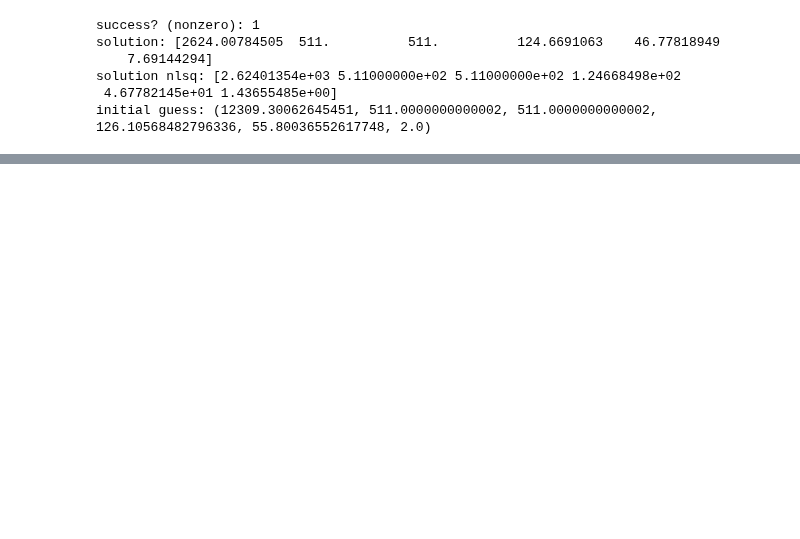
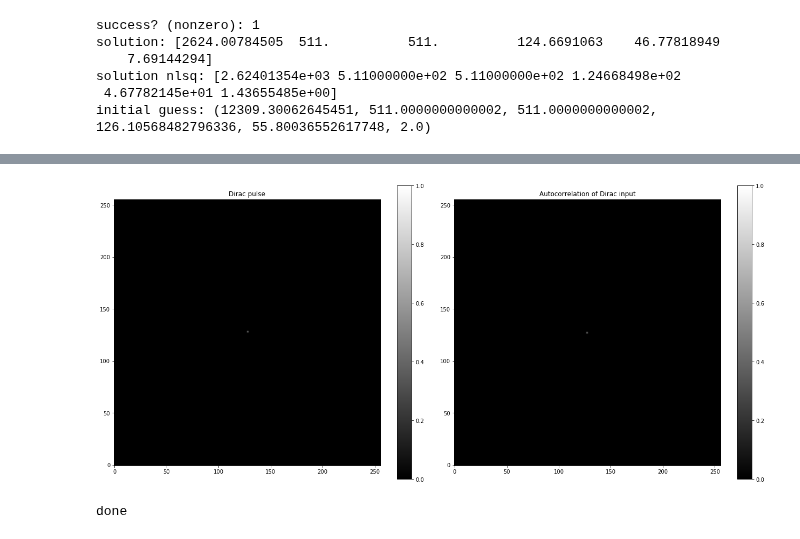
Before and after one commit to mef51/subdriftlaw, a Jupyter notebook: BurstDrift.ipynb, the cells around one changed output, grey strips where cells are left out. Saved outputs shown, nothing was run; the diff lists cells and outputs as text; code cells hidden in the pictures; blank space fills up the shorter version.

```diff
--- a/BurstDrift.ipynb
+++ b/BurstDrift.ipynb
@@ -223,0 +236,27 @@ Text(0.5, 1.0, 'Correlation #16')
+# %%
+plt.figure(figsize=(18,8))
+
+plt.subplot(121)
+plt.title('Dirac pulse')
+plt.imshow(dirac[128:384,128:384], cmap=cmap, interpolation='bicubic', aspect='equal', origin="lower")
+plt.colorbar()
+
+plt.subplot(122)
+plt.title('Autocorrelation of Dirac input')
+plt.imshow(diraccorr[384:640,384:640], cmap=cmap, interpolation='bicubic', aspect='equal', origin="lower")
+plt.colorbar()
+plt.tight_layout()
+# %% [output]
+[figure, added]
+# %%
+rect = np.zeros((frequencymax, frequencymax))
+dims = (512/2-50, 512/2+50)
+for y in range(0, len(rect)):
+    for x in range(0, len(rect[0])):
+        if y > dims[0] and y < dims[1] and x > dims[0] and x < dims[1]:
+            rect[y][x] = 1
+
+rectcorr = signal.correlate2d(rect, rect, mode='full')
+print('done')
+# %% [output]
+done
```
Also changed, not shown: parts of 13 cells of this notebook, 2 other files.
